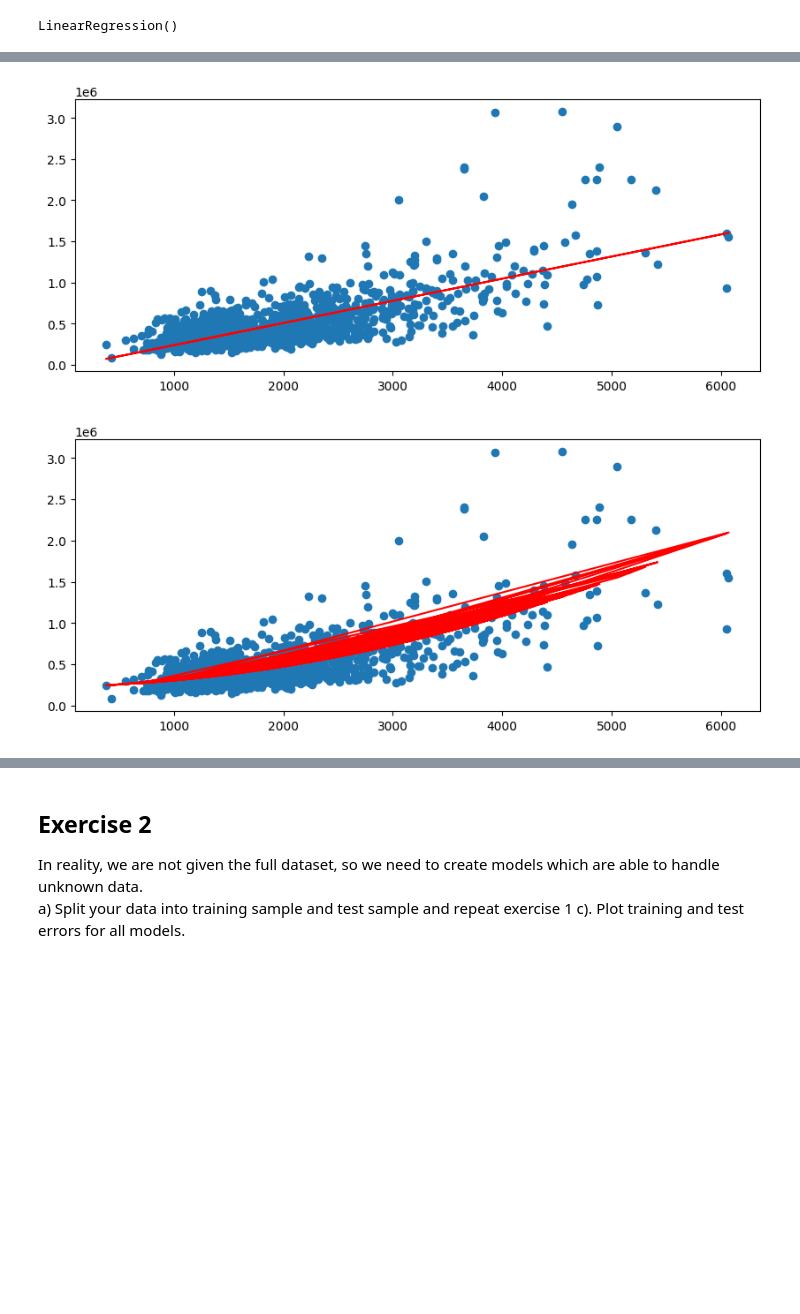
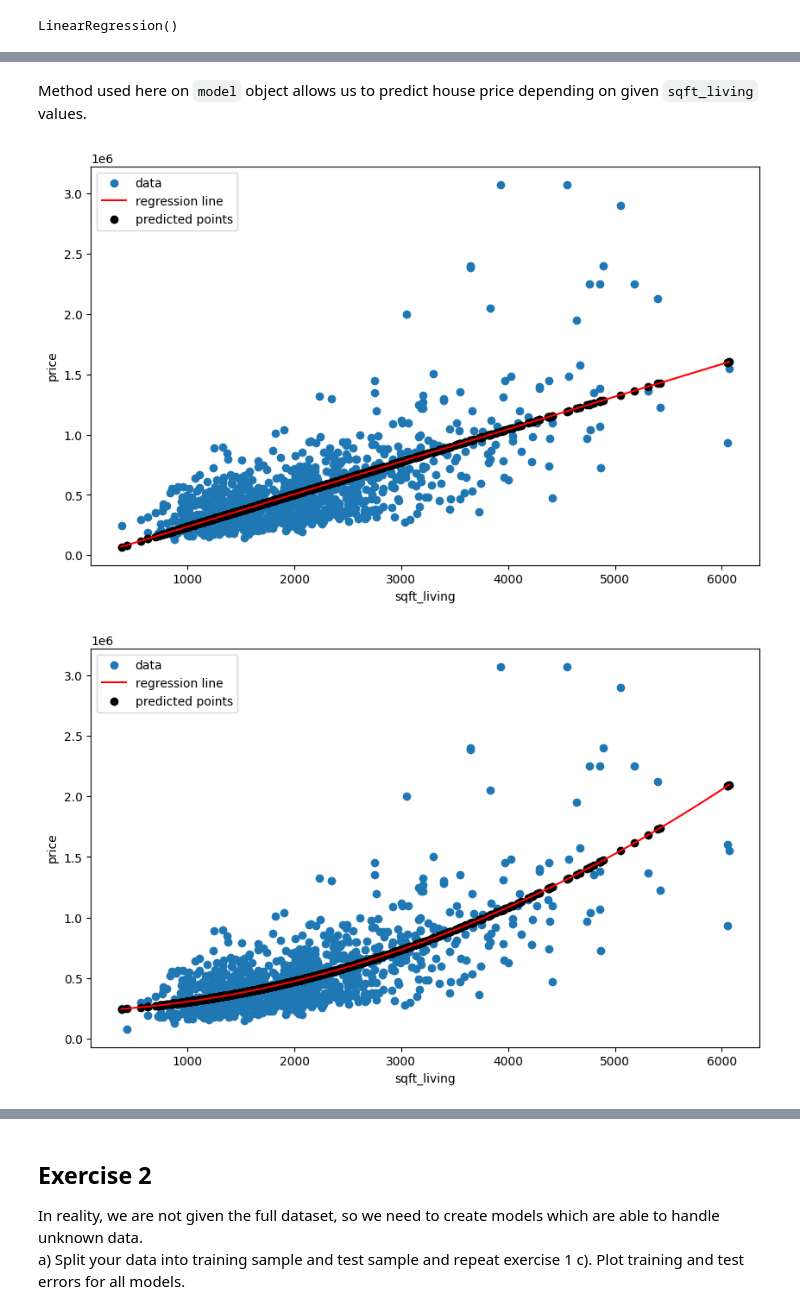
Before and after one commit to apetor56/Studia_I_stopnia, a Jupyter notebook: assignment-2/assignment-2.ipynb, the cells around one changed output, grey strips where cells are left out. Saved outputs shown, nothing was run; the diff lists cells and outputs as text; code cells hidden in the pictures; blank space fills up the shorter version.

```diff
--- a/assignment-2/assignment-2.ipynb
+++ b/assignment-2/assignment-2.ipynb
@@ -44,18 +55,31 @@ plt.plot(X, pred, c='red')
+# %% [markdown]
+Method used here on `model` object allows us to predict house price depending on given `sqft_living` values.
 # %%
 #c)
-
 for order in range(1,9):
-
     poly = PolynomialFeatures(order, include_bias = False)
     X_order = poly.fit_transform(X)
 
     #Your code:
-    plt.figure(figsize=(10,4))
+    plt.figure(figsize=(10,6))
     pol_reg = LinearRegression()
     pol_reg.fit(X_order, y)
-    plt.scatter(X, y)
-    plt.plot(X, pol_reg.predict(poly.fit_transform(X)), c='red')
-    plt.show()
+
+    df = pd.DataFrame({'X': X.reshape(-1), 'y': pol_reg.predict(X_order)})
+    df = df.sort_values(by='X', axis=0, ascending=True)
+
+    poly_fit = np.polyfit(df['X'], df['y'], deg=order)
+    p1d = np.poly1d(poly_fit)
+    X_temp = np.linspace(X.flatten().min(), X.flatten().max(), len(X.flatten()))
+
+    plt.xlabel('sqft_living')
+    plt.ylabel('price')
+    plt.scatter(X, y, label='data')
+    plt.plot(X_temp, p1d(X_temp), color='red', label='regression line')
+    plt.scatter(df.X.values, df.y.values, color='black', label='predicted points')
+    plt.legend()
+
+plt.show()
 # %% [output]
-[figure, old version]
+[figure, new version]
-[figure, old version]
+[figure, new version]
```
Also changed, not shown: parts of 13 cells of this notebook.
